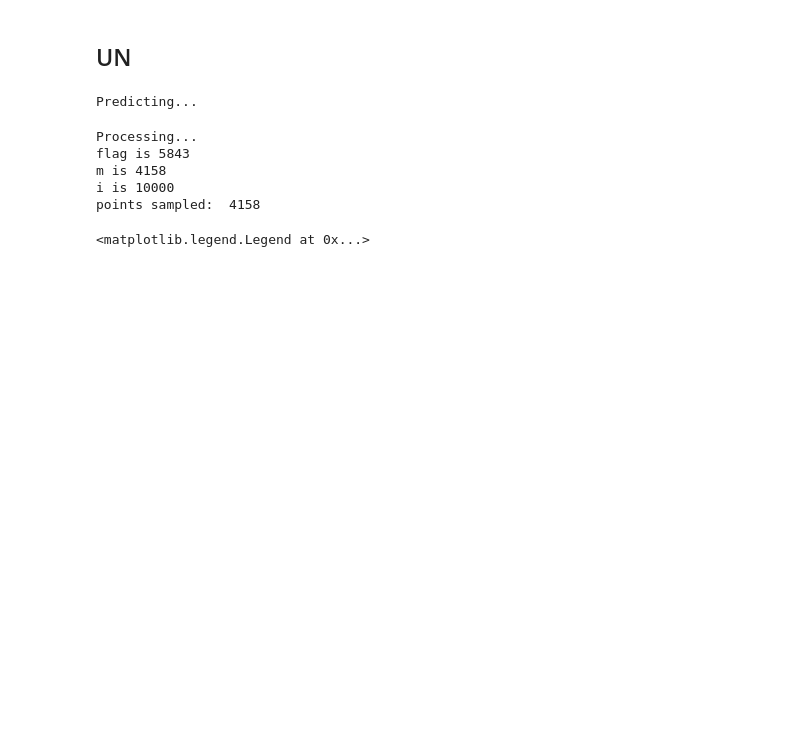
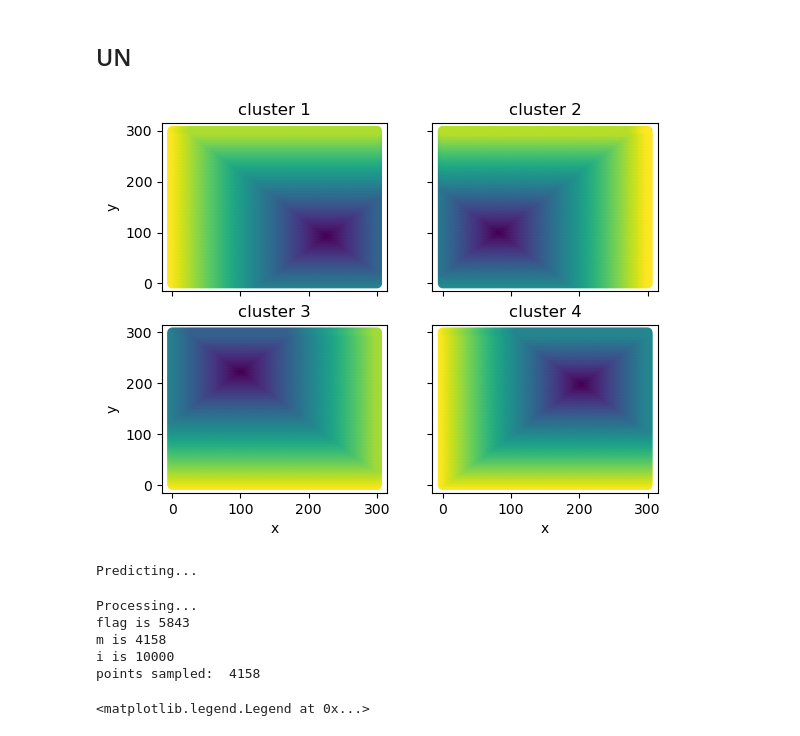
Before and after one commit to PRigas96/GeoCluster, a Jupyter notebook: 1stHierarchy.ipynb, the cells around one changed output. Saved outputs shown, nothing was run; the diff lists cells and outputs as text; code cells hidden in the pictures; blank space fills up the shorter version.

Commit message:
added linf_array in 1sthier.ipynb

```diff
--- a/1stHierarchy.ipynb
+++ b/1stHierarchy.ipynb
@@ -121,3 +121,55 @@ pt.plotManifold(sq, manifold, best_outputs.cpu(),[0,300],[0,300])
 # %% [markdown]
 ## UN
+# %%
+import torch
+import numpy as np
+import matplotlib.pyplot as plt
+
+def Linfp(x,y):
+    return torch.max(torch.abs(x-y))
+best_outputs = results["best_outputs"]
+def Linf_array(q,c):
+    e = torch.zeros((q.shape[0],c.shape[0]))
+    for i in range(q.shape[0]):
+        for j in range(c.shape[0]):
+            e[i,j] = Linfp(q[i],c[j])
+    return e
+# %%
+# Test for Linf_array
+x_area = [0,300]
+y_area = [0,300]
+N = 100
+q = torch.zeros(N**2, 2)
+x_p = np.linspace(x_area[0], x_area[1], N) # make it torch linspace
+x_p = torch.from_numpy(x_p)
+y_p = np.linspace(y_area[0], y_area[1], N)
+y_p = torch.from_numpy(y_p)
+for i in range(N**2):
+    q[i] = torch.tensor([x_p[i%N], y_p[i//N]])
+c = best_outputs.cpu()
+
+ans = Linf_array(q,c)
+# create 4 vectors one for each cluster
+v1 = ans[:,0].detach().numpy()
+v2 = ans[:,1].detach().numpy()
+v3 = ans[:,2].detach().numpy()
+v4 = ans[:,3].detach().numpy()
+# plot each with x,y = n_p[:,0], n_p[:,1]
+fig, axs = plt.subplots(2, 2)
+axs[0, 0].scatter(q[:,0], q[:,1], c=v1)
+axs[0, 0].set_title('cluster 1')
+axs[0, 1].scatter(q[:,0], q[:,1], c=v2)
+axs[0, 1].set_title('cluster 2')
+axs[1, 0].scatter(q[:,0], q[:,1], c=v3)
+axs[1, 0].set_title('cluster 3')
+axs[1, 1].scatter(q[:,0], q[:,1], c=v4)
+axs[1, 1].set_title('cluster 4')
+for ax in axs.flat:
+    ax.set(xlabel='x', ylabel='y')
+# Hide x labels and tick labels for top plots and y ticks for right plots.
+for ax in axs.flat:
+    ax.label_outer()
+plt.show()
+# %% [output]
+[figure, added]
 # %%
```
Also changed, not shown: parts of 19 cells of this notebook.
